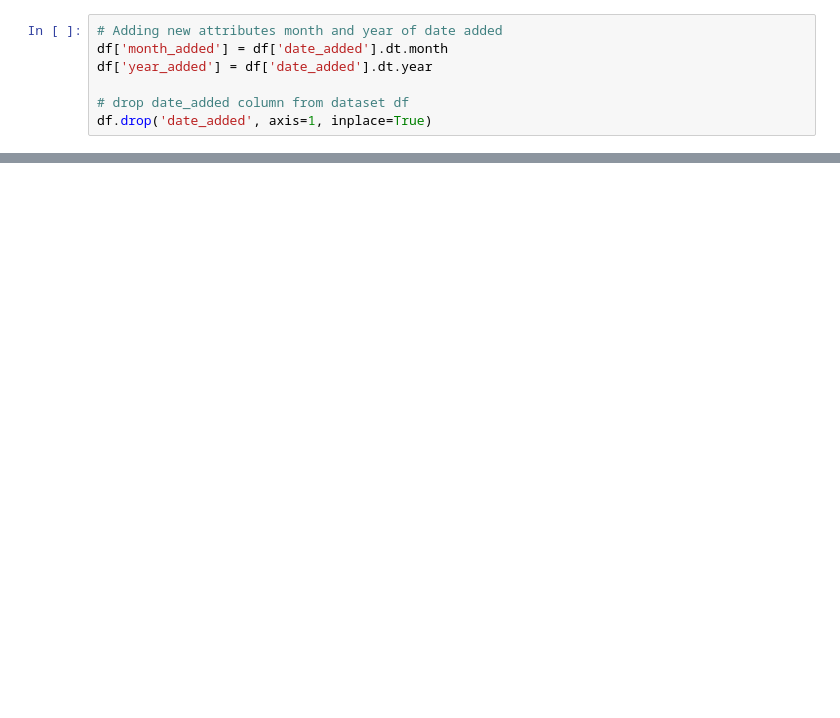
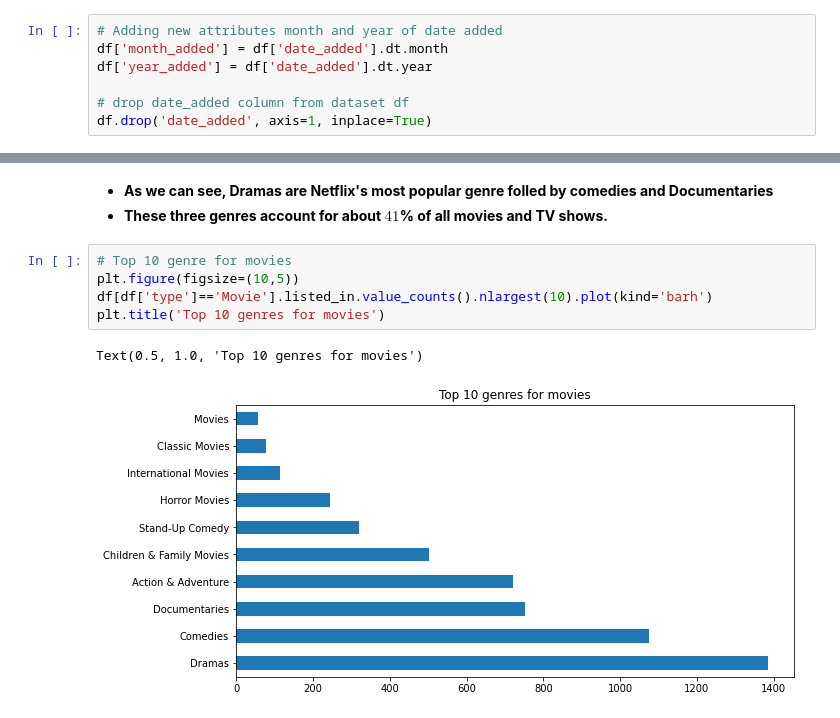
Before and after one commit to vir097/NETFLIX-MOVIES-AND-TV-SHOWS-CLUSTERING--Viral-Shewale, a Jupyter notebook: NETFLIX_MOVIES_AND_TV_SHOWS_CLUSTERING_viral_shewale.ipynb, the cells around one changed output, grey strips where cells are left out. Cells and saved outputs as stored; diff of their text form; blank space fills up the shorter version.

```diff
--- a/NETFLIX_MOVIES_AND_TV_SHOWS_CLUSTERING_viral_shewale.ipynb
+++ b/NETFLIX_MOVIES_AND_TV_SHOWS_CLUSTERING_viral_shewale.ipynb
@@ -368,0 +450,11 @@ df.drop('date_added', axis=1, inplace=True)
+# %% [markdown]
+* **As we can see, Dramas are Netflix's most popular genre folled by comedies and Documentaries**
+* **These three genres account for about $41$% of all movies and TV shows.**
+# %%
+# Top 10 genre for movies
+plt.figure(figsize=(10,5))
+df[df['type']=='Movie'].listed_in.value_counts().nlargest(10).plot(kind='barh')
+plt.title('Top 10 genres for movies')
+# %% [output]
+Text(0.5, 1.0, 'Top 10 genres for movies')
+[figure, added]
```
Also changed, not shown: parts of 63 cells of this notebook.
